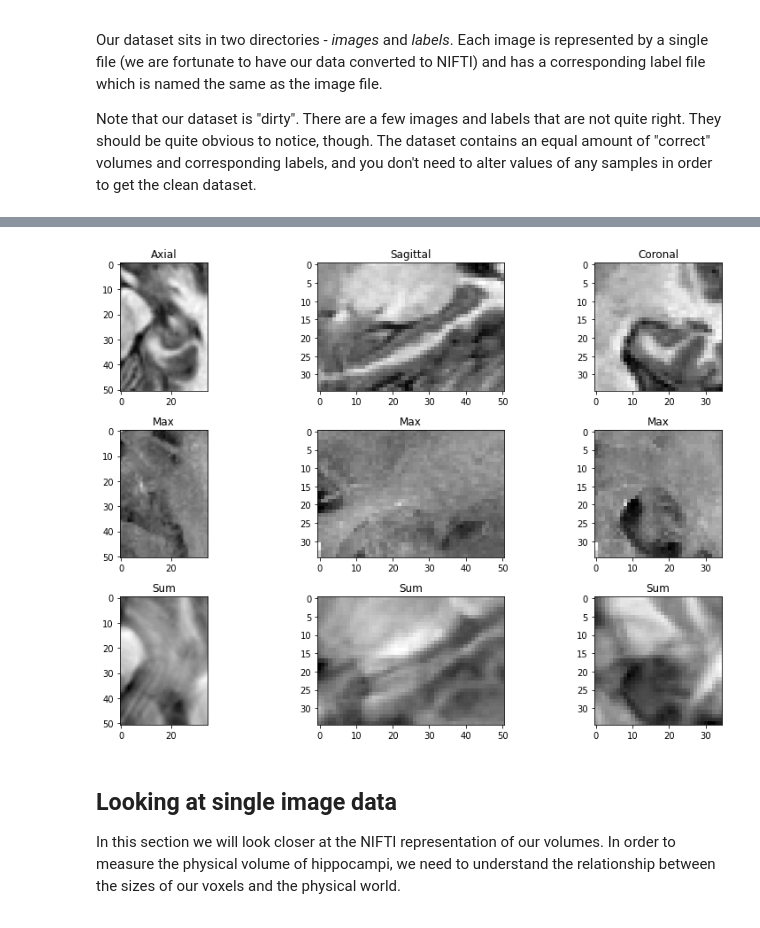
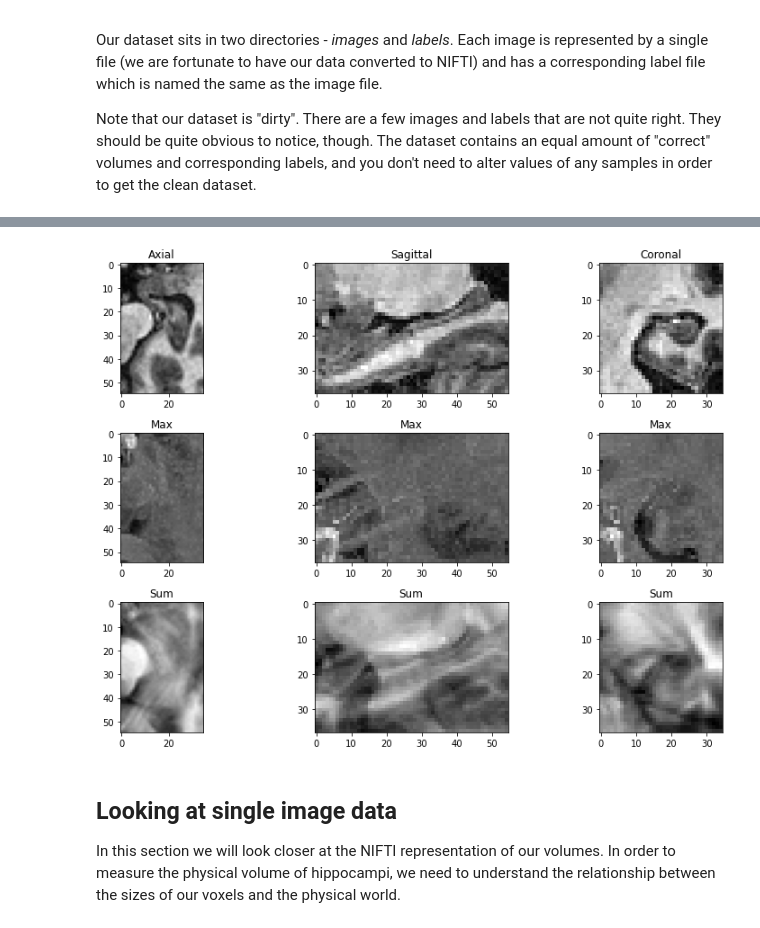
Before and after one commit to Ikram-Ullah-Kakar/healthcare_project, a Jupyter notebook: Hippocampal Volume Quantification in Alzheimer's Progression/Section 1/Final Project EDA.ipynb, the cells around one changed output, grey strips where cells are left out. Drawn from its saved outputs; the diff is of its cells as text; code cells hidden in the pictures.

```diff
--- a/Hippocampal Volume Quantification in Alzheimer's Progression/Section 1/Final Project EDA.ipynb
+++ b/Hippocampal Volume Quantification in Alzheimer's Progression/Section 1/Final Project EDA.ipynb
@@ -42,0 +28,15 @@ Label shape: (35, 51, 35)
+# %%
+# TASK: Your data sits in directory /data/TrainingSet.
+# Load an image and a segmentation mask into variables called image and label
+images = []
+for filename in glob.glob('../../data/TrainingSet/images/*.nii.gz'):
+    im=nib.load(filename)
+    images.append(im)
+
+labels = []
+for filename in glob.glob('../../data/TrainingSet/labels/*.nii.gz'):
+    im=nib.load(filename)
+    labels.append(im)
+
+print(len(images))
+print(len(labels))
@@ -42,0 +46,5 @@ Label shape: (35, 51, 35)
+# %%
+img1 = images[0].get_fdata()
+lab1 = labels[0].get_fdata()
+print(img1.shape)
+print(lab1.shape)
@@ -89,54 +122,54 @@ Load volume into 3D Slicer to validate that your visualization is correct and ge
 # %%
 # Stand out suggestion: use one of the simple Volume Rendering algorithms that we've
 # implemented in one of our earlier lessons to visualize some of these volumes
 
-fig = plot.figure()
+fig = plt.figure()
 fig.set_figwidth(12)
 fig.set_figheight(8)
 
 
 fig.add_subplot(3, 3, 1)
-plot.imshow(np.flip(np.rot90(image_data[:,:,17]), axis=1), cmap="gray")
-plot.title('Axial')
+plt.imshow(np.flip(np.rot90(img1[:,:,17]), axis=1), cmap="gray")
+plt.title('Axial')
 
 fig.add_subplot(3, 3, 2)
-plot.imshow(np.flip(np.rot90(image_data[17,:,:]), axis=1), cmap="gray")
-plot.title('Sagittal')
+plt.imshow(np.flip(np.rot90(img1[17,:,:]), axis=1), cmap="gray")
+plt.title('Sagittal')
 
 fig.add_subplot(3, 3, 3)
-plot.imshow(np.flip(np.rot90(image_data[:,25,:]), axis=1), cmap="gray")
-plot.title('Coronal')
+plt.imshow(np.flip(np.rot90(img1[:,25,:]), axis=1), cmap="gray")
+plt.title('Coronal')
 
 # max projection
 fig.add_subplot(3, 3, 4)
-plot.imshow(np.flip(np.rot90(image_data.max(axis=2)), axis=1), cmap="gray")
-plot.title('Max')
+plt.imshow(np.flip(np.rot90(img1.max(axis=2)), axis=1), cmap="gray")
+plt.title('Max')
 
 fig.add_subplot(3, 3, 5)
-plot.imshow(np.flip(np.rot90(image_data.max(axis=0)), axis=1), cmap="gray")
-plot.title('Max')
+plt.imshow(np.flip(np.rot90(img1.max(axis=0)), axis=1), cmap="gray")
+plt.title('Max')
 
 fig.add_subplot(3, 3, 6)
-plot.imshow(np.flip(np.rot90(image_data.max(axis=1)), axis=1), cmap="gray")
-plot.title('Max')
+plt.imshow(np.flip(np.rot90(img1.max(axis=1)), axis=1), cmap="gray")
+plt.title('Max')
 
 # sum projection
 fig.add_subplot(3, 3, 7)
-plot.imshow(np.flip(np.rot90(image_data.sum(axis=2)), axis=1), cmap="gray")
-plot.title('Sum')
+plt.imshow(np.flip(np.rot90(img1.sum(axis=2)), axis=1), cmap="gray")
+plt.title('Sum')
 
 fig.add_subplot(3, 3, 8)
-plot.imshow(np.flip(np.rot90(image_data.sum(axis=0)), axis=1), cmap="gray")
-plot.title('Sum')
+plt.imshow(np.flip(np.rot90(img1.sum(axis=0)), axis=1), cmap="gray")
+plt.title('Sum')
 
 fig.add_subplot(3, 3, 9)
-plot.imshow(np.flip(np.rot90(image_data.sum(axis=1)), axis=1), cmap="gray")
-plot.title('Sum')
+plt.imshow(np.flip(np.rot90(img1.sum(axis=1)), axis=1), cmap="gray")
+plt.title('Sum')
 
 fig.tight_layout()
-plot.show()
+plt.show()
 # %% [output]
-[figure, old version]
+[figure, new version]
 # %% [markdown]
 ## Looking at single image data
 In this section we will look closer at the NIFTI representation of our volumes. In order to measure the physical volume of hippocampi, we need to understand the relationship between the sizes of our voxels and the physical world.
```
Also changed, not shown: parts of 46 cells of this notebook, 17 other files.
